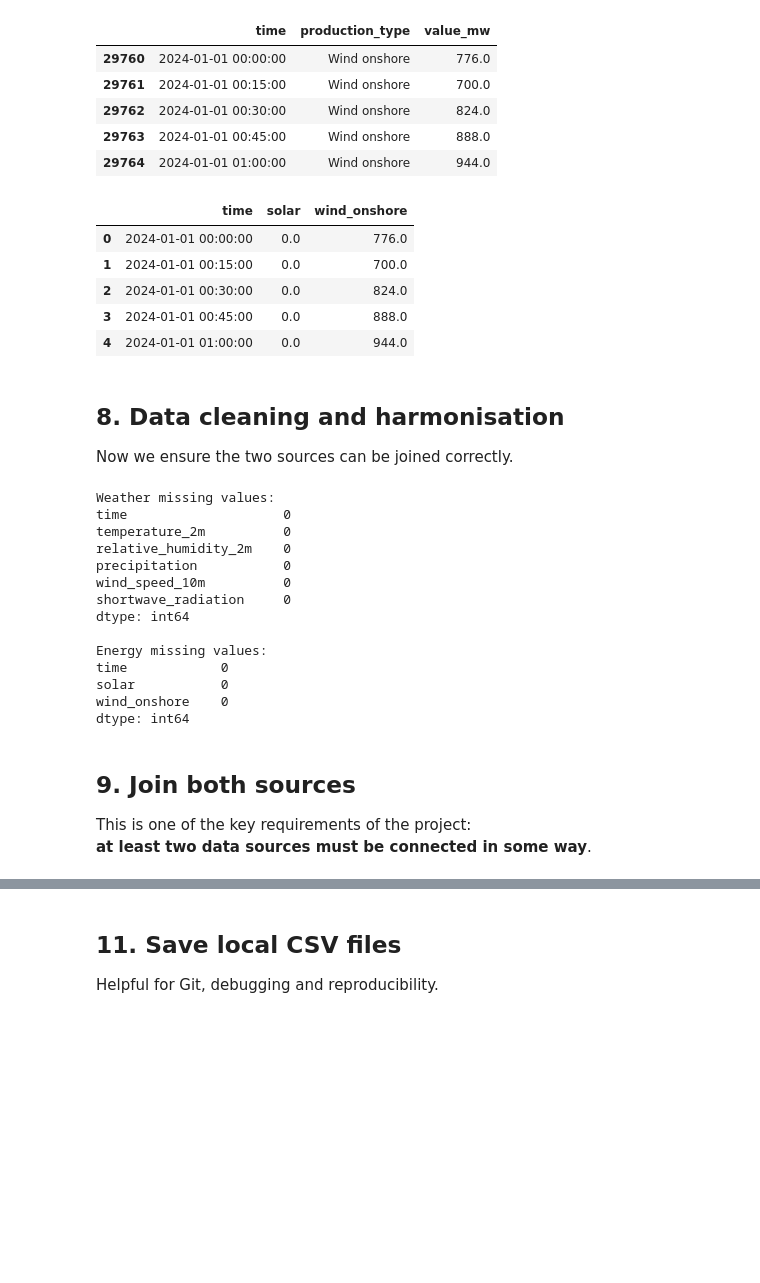
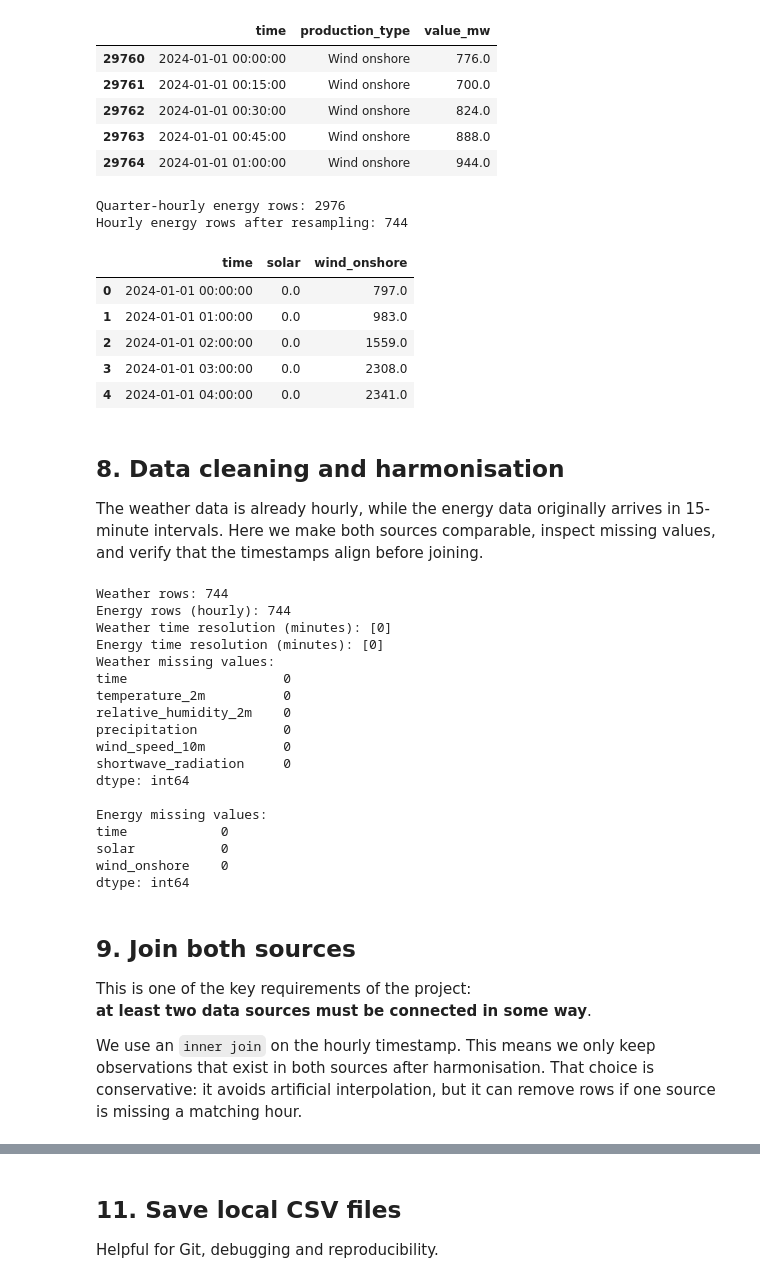
Before and after one commit to yosufe03/BDINF_Project, a Jupyter notebook: anaconda_projects/main.ipynb, the cells around one changed output, grey strips where cells are left out. Drawn from its saved outputs; the diff is of its cells as text; code cells hidden in the pictures; blank space fills up the shorter version.

```diff
--- a/anaconda_projects/main.ipynb
+++ b/anaconda_projects/main.ipynb
@@ -384,36 +390,60 @@ energy_relevant_df.head()
 | 29763 | 2024-01-01 00:45:00 | Wind onshore | 888.0 |
 | 29764 | 2024-01-01 01:00:00 | Wind onshore | 944.0 |
 # %%
-energy_wide_df = pivot_energy_df(energy_relevant_df)
-energy_wide_df = standardize_column_names(energy_wide_df)
+energy_wide_quarter_hour_df = pivot_energy_df(energy_relevant_df)
+energy_wide_quarter_hour_df = standardize_column_names(energy_wide_quarter_hour_df)
 
-energy_wide_df.head()
+energy_hourly_df = (
+    energy_wide_quarter_hour_df
+    .assign(time=lambda df: pd.to_datetime(df["time"]))
+    .set_index("time")
+    .resample("1h")
+    .mean(numeric_only=True)
+    .reset_index()
+)
+
+energy_generation_cols = [c for c in energy_hourly_df.columns if c != "time"]
+
+print("Quarter-hourly energy rows:", len(energy_wide_quarter_hour_df))
+print("Hourly energy rows after resampling:", len(energy_hourly_df))
+energy_hourly_df.head()
 # %% [output]
+Quarter-hourly energy rows: 2976
+Hourly energy rows after resampling: 744
 |  | time | solar | wind_onshore |
-| 0 | 2024-01-01 00:00:00 | 0.0 | 776.0 |
-| 1 | 2024-01-01 00:15:00 | 0.0 | 700.0 |
-| 2 | 2024-01-01 00:30:00 | 0.0 | 824.0 |
-| 3 | 2024-01-01 00:45:00 | 0.0 | 888.0 |
-| 4 | 2024-01-01 01:00:00 | 0.0 | 944.0 |
+| 0 | 2024-01-01 00:00:00 | 0.0 | 797.0 |
+| 1 | 2024-01-01 01:00:00 | 0.0 | 983.0 |
+| 2 | 2024-01-01 02:00:00 | 0.0 | 1559.0 |
+| 3 | 2024-01-01 03:00:00 | 0.0 | 2308.0 |
+| 4 | 2024-01-01 04:00:00 | 0.0 | 2341.0 |
 # %% [markdown]
 ## 8. Data cleaning and harmonisation
 
-Now we ensure the two sources can be joined correctly.
+The weather data is already hourly, while the energy data originally arrives in 15-minute intervals.
+Here we make both sources comparable, inspect missing values, and verify that the timestamps align before joining.
 # %%
 weather_country_df["time"] = pd.to_datetime(weather_country_df["time"])
-energy_wide_df["time"] = pd.to_datetime(energy_wide_df["time"])
+energy_hourly_df["time"] = pd.to_datetime(energy_hourly_df["time"])
 
 # Remove duplicates if necessary
 weather_country_df = weather_country_df.drop_duplicates(subset=["time"]).sort_values("time")
-energy_wide_df = energy_wide_df.drop_duplicates(subset=["time"]).sort_values("time")
+energy_hourly_df = energy_hourly_df.drop_duplicates(subset=["time"]).sort_values("time")
 
-# Optional: inspect missing values
+print("Weather rows:", len(weather_country_df))
+print("Energy rows (hourly):", len(energy_hourly_df))
+print("Weather time resolution (minutes):", sorted(weather_country_df["time"].dt.minute.unique().tolist()))
+print("Energy time resolution (minutes):", sorted(energy_hourly_df["time"].dt.minute.unique().tolist()))
+
 print("Weather missing values:")
 print(weather_country_df.isna().sum())
 
 print("\nEnergy missing values:")
-print(energy_wide_df.isna().sum())
+print(energy_hourly_df.isna().sum())
 # %% [output]
+Weather rows: 744
+Energy rows (hourly): 744
+Weather time resolution (minutes): [0]
+Energy time resolution (minutes): [0]
 Weather missing values:
 time                    0
 temperature_2m          0
@@ -433,6 +463,9 @@ dtype: int64
 
 This is one of the key requirements of the project:
 **at least two data sources must be connected in some way**.
+
+We use an `inner join` on the hourly timestamp. This means we only keep observations that exist in both sources after harmonisation.
+That choice is conservative: it avoids artificial interpolation, but it can remove rows if one source is missing a matching hour.
 # %%
 merged_df = pd.merge(
     weather_country_df,
```
Also changed, not shown: parts of 27 cells of this notebook, 7 other files.
